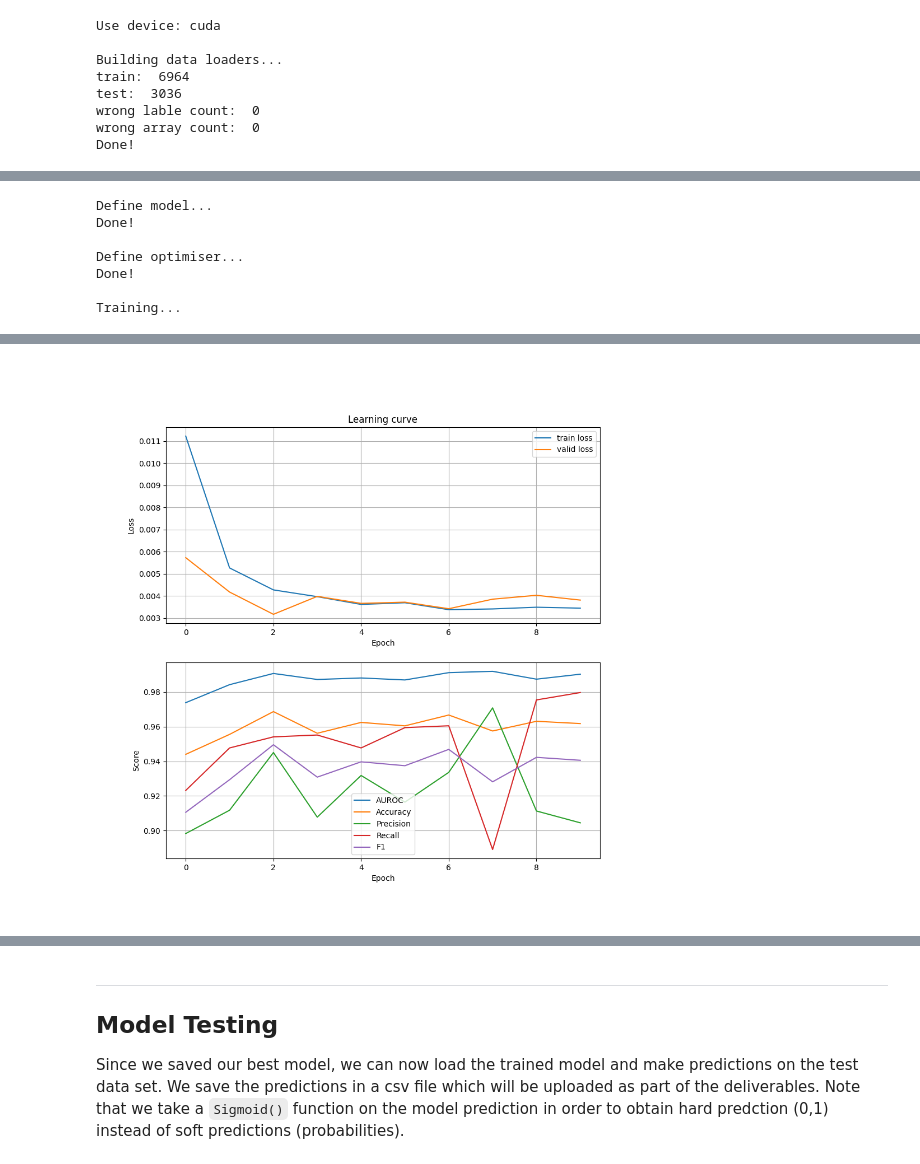
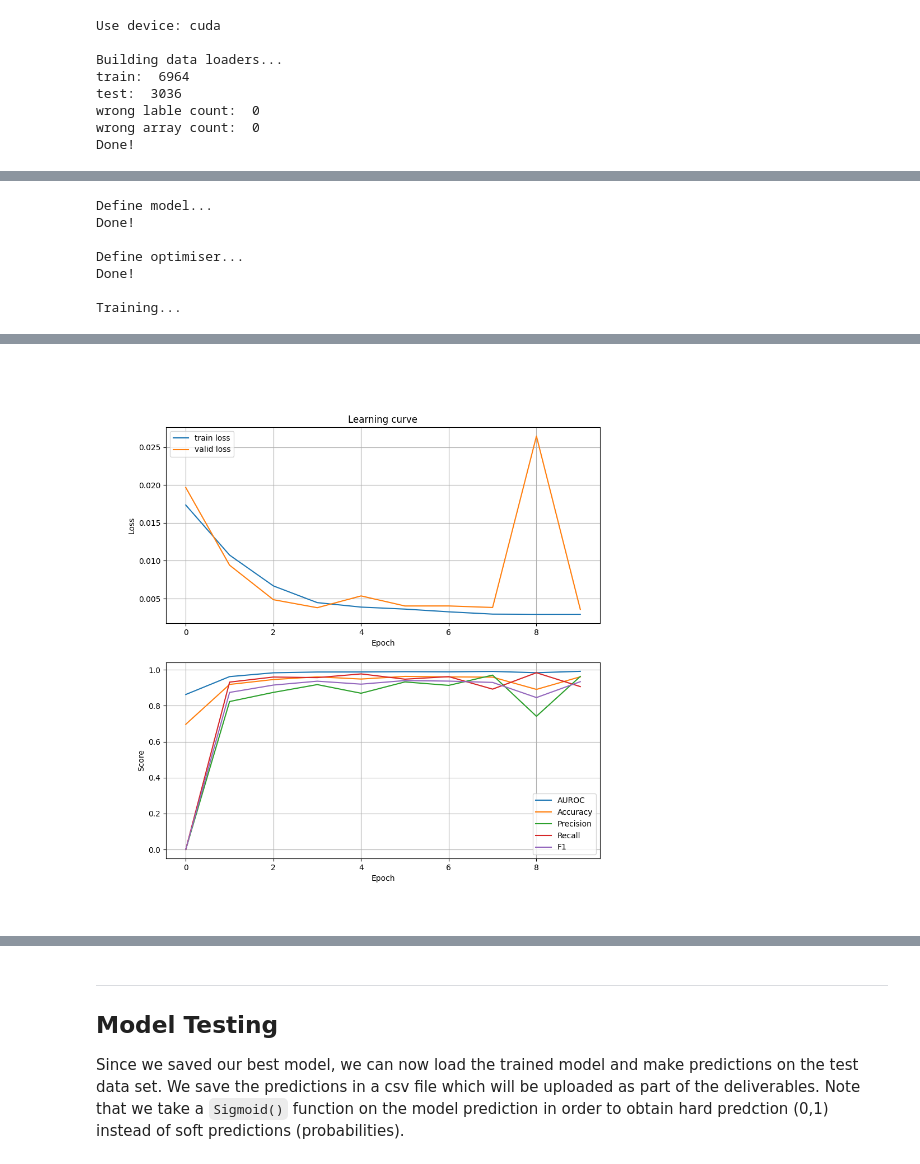
Before and after one commit to Arty-Facts/wasp_al_and_ml_2023, a Jupyter notebook: module3/assignment_ecg_classification.ipynb, the cells around one changed output, grey strips where cells are left out. Saved outputs shown, nothing was run; the diff lists cells and outputs as text; code cells hidden in the pictures.

```diff
--- a/module3/assignment_ecg_classification.ipynb
+++ b/module3/assignment_ecg_classification.ipynb
@@ -996,13 +1013,13 @@ Epoch  9:       Train Loss 0.010962     Valid Loss 0.018637     Auroc 0.799195
 # %%
-train_loss_all, valid_loss_all, auroc_all, accuracy_all, precision_all, recall_all, f1_all = fit(learning_rate=0.0003146378770278583,
-                                                                                                 weight_decay=0.006802410963820991,
+train_loss_all, valid_loss_all, auroc_all, accuracy_all, precision_all, recall_all, f1_all = fit(learning_rate=0.00019665260399178024,
+                                                                                                 weight_decay=6.890707700976948e-07,
                                                                                                  num_epochs=10,
                                                                                                  model=Model(
-                                                                                                     kernel_size=9,
-                                                                                                     num_layers=4,
-                                                                                                     steps=1,
+                                                                                                     kernel_size=11,
+                                                                                                     num_layers=6,
+                                                                                                     steps=2,
                                                                                                      lin_steps=3,
-                                                                                                     dropout=0.4060717261300865,
+                                                                                                     dropout=0.24909748422525366,
                                                                                                  ),
                                                                                                  train_dataloader=train_dataloader,
                                                                                                  valid_dataloader=valid_dataloader)
@@ -1037,4 +1054,4 @@ Epoch  3:       Train Loss 0.004273     Valid Loss 0.003170     Auroc 0.990749
-[figure, old version]
+[figure, new version]
 # %%
 from utils import optimize, base_model_objective, model_objective
 # %%
```
Also changed, not shown: parts of 4 cells of this notebook.
